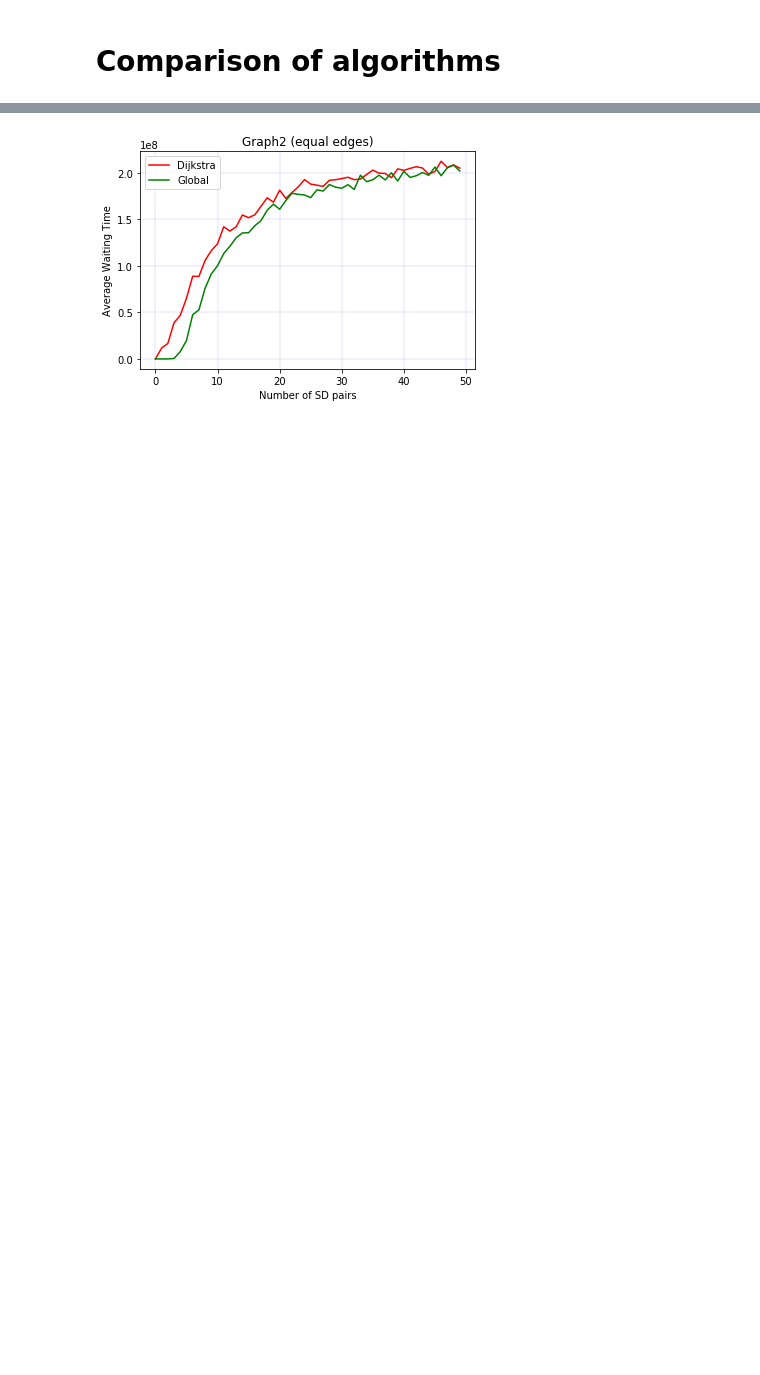
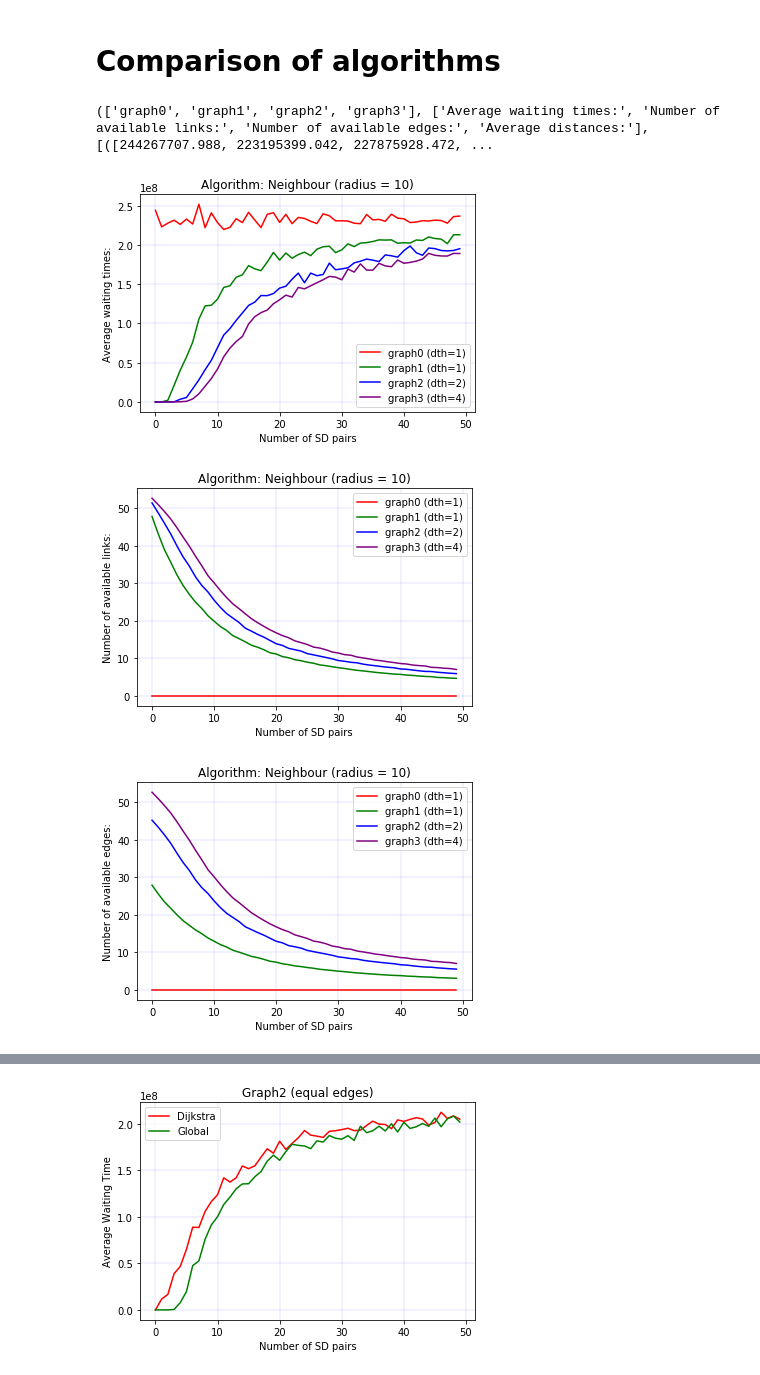
Before and after one commit to antalszava/quantum_network_routing, a Jupyter notebook: notebooks/comparing_algorithms.ipynb, the cells around one changed output, grey strips where cells are left out. Cells and saved outputs as stored; diff of their text form; code cells hidden in the pictures; blank space fills up the shorter version.

```diff
--- a/notebooks/comparing_algorithms.ipynb
+++ b/notebooks/comparing_algorithms.ipynb
@@ -9,0 +75,43 @@ number_of_samples = 1000
+# %%
+colors = ['red', 'green', 'blue', 'purple']
+
+def plot_specific_measure(results: list, algo_name: str, title: str,
+                          topology_names: list, measures: list,  measure_index: int):
+    timestr = time.strftime("%y_%m_%d__%H_%M")
+    for index in range(len(results)):
+        plt.plot(results[index][measure_index],color=colors[index], label=topology_names[index])
+    plt.grid(color='b', linestyle='-', linewidth=0.1)
+    plt.xlabel('Number of SD pairs')
+    plt.ylabel(measures[measure_index])
+    plt.title('Algorithm: ' + title)
+    plt.legend()
+
+    # Create the logs directory, if it is non-existant yet
+    directory = 'plots'
+    if not os.path.exists(directory):
+        os.makedirs(directory)
+
+    plt.savefig('./' + directory + '/' + algo_name + '_' + str(number_of_samples) + '_' + measures[measure_index] +
+                '_' + timestr +'.png', bbox_inches='tight')
+
+    plt.show()
+
+def plot_results(results:list, algo_name: str, title: str, topology_names=['graph0 (dth=1)', 'graph1 (dth=1)',
+                                                           'graph2 (dth=2)', 'graph3 (dth=4)'],
+                                           measure_names=['Average waiting times:', 'Number of available links:',
+                          'Number of available edges:', 'Average distances:']):
+    for measure_index in range(len(measure_names)):
+        plot_specific_measure(results, algo_name, title, topology_names, measure_names, measure_index)
+# %%
+import re
+import ast
+filename = 'neighbour_10_1000__19_03_07__11_18.log'
+log_file_path = '/home/antal/Documents/eit/thesis/dijkstra/quantum_dijkstra/notebooks/logs'
+results = parse_from_log(log_file_path, filename)
+print(results)
+plot_results(results[2], 'neighbour_10_', 'Neighbour (radius = 10)')
+# %% [output]
+(['graph0', 'graph1', 'graph2', 'graph3'], ['Average waiting times:', 'Number of available links:', 'Number of available edges:', 'Average distances:'], [([244267707.988, 223195399.042, 227875928.472, ...
+[figure, added]
+[figure, added]
+[figure, added]
```
Also changed, not shown: parts of 2 cells of this notebook, 10 other files.
